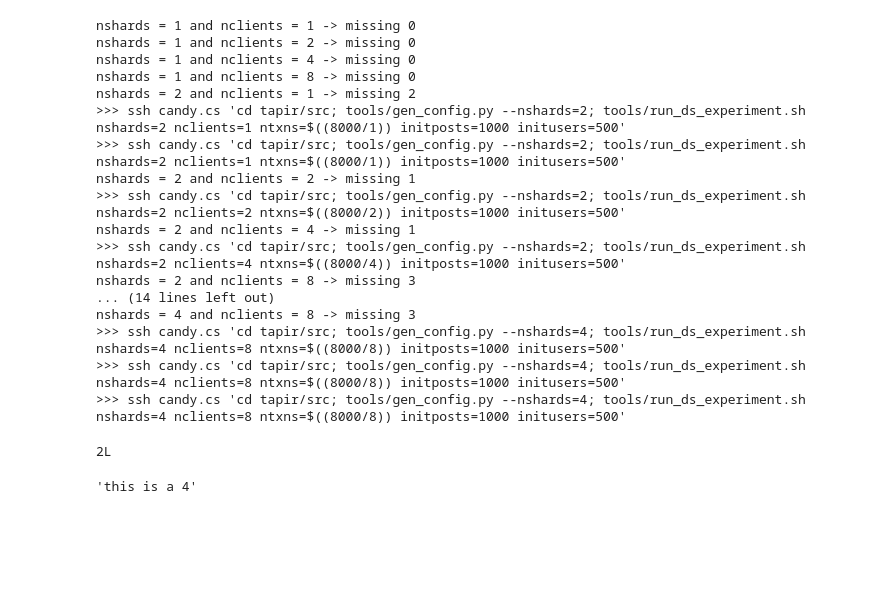
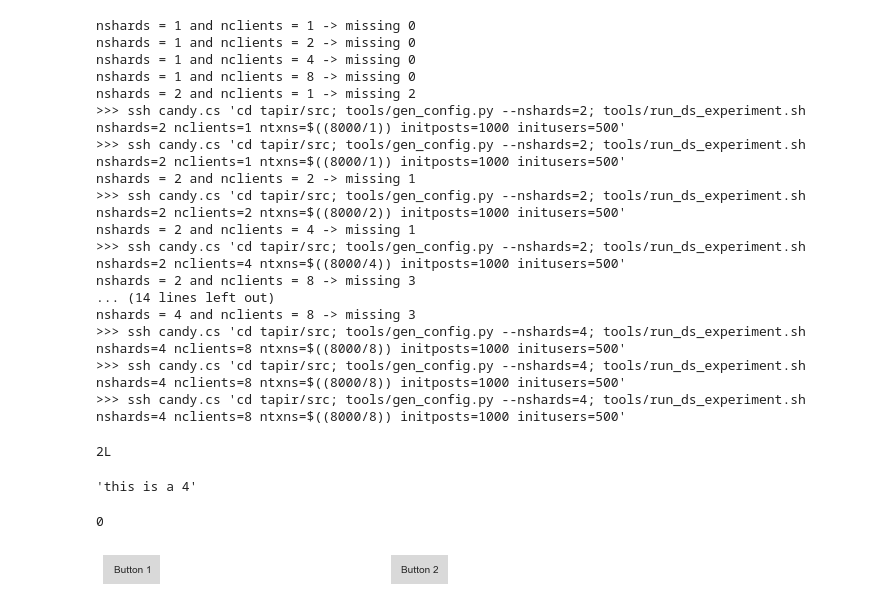
Before and after one commit to bholt/claret, a Jupyter notebook: data/Experiments.ipynb, the cells around one changed output. Drawn from its saved outputs; the diff is of its cells as text; code cells hidden in the pictures; blank space fills up the shorter version.

```diff
--- a/data/Experiments.ipynb
+++ b/data/Experiments.ipynb
@@ -112,0 +125,20 @@ s = 4
+# %%
+from matplotlib.widgets import Button
+
+fig = plt.figure()
+
+def callback(event):
+    print "clicked:", event
+    sys.stdout.flush()
+
+ax1 = plt.axes([0.2, 0.5, 0.1, 0.075])
+ax2 = plt.axes([0.7, 0.5, 0.1, 0.075])
+
+b1 = Button(ax1, 'Button 1')
+b1.on_clicked(callback)
+
+b2 = Button(ax2, 'Button 2')
+b2.on_clicked(callback)
+# %% [output]
+0
+[figure, added]
```
Also changed, not shown: parts of 4 cells of this notebook, 1 other file.
